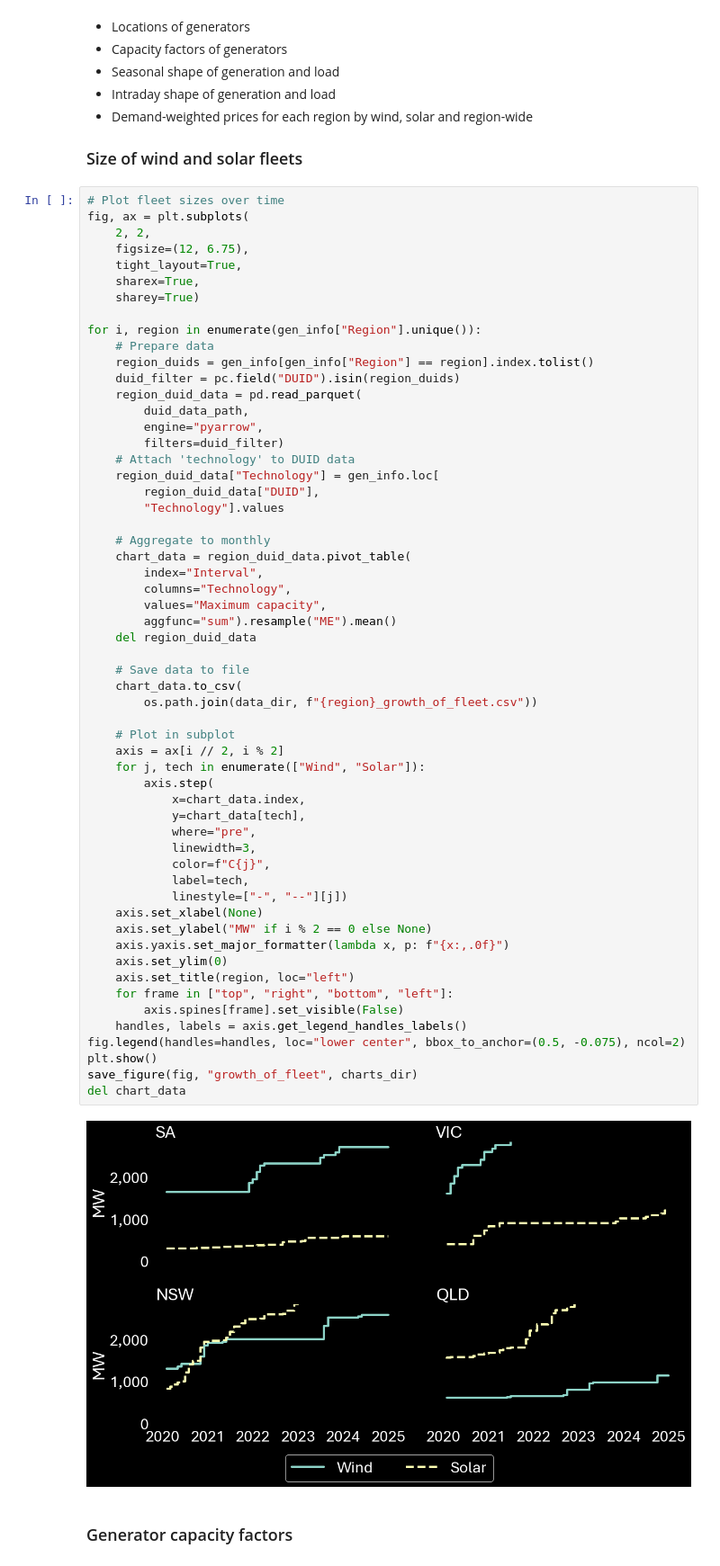
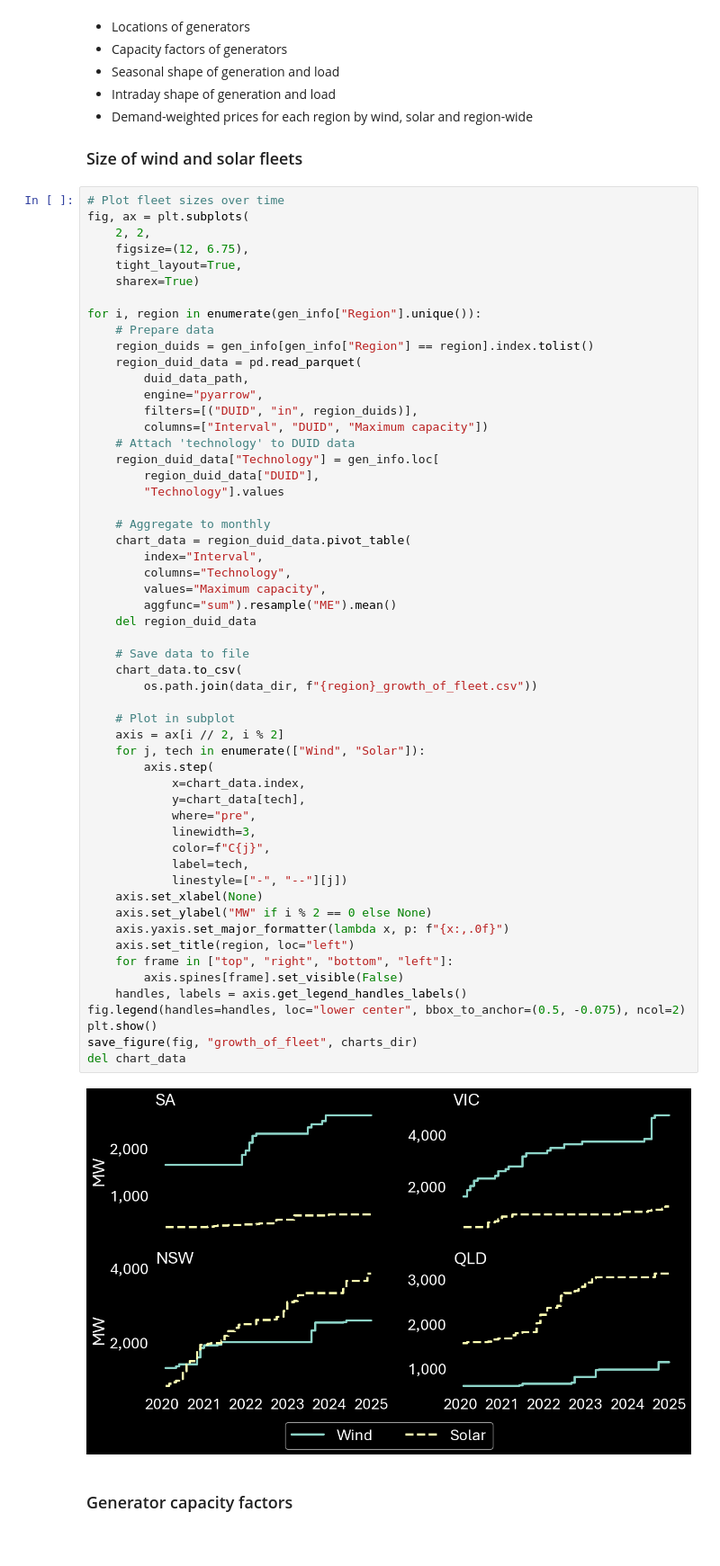
Before and after one commit to MarkusMannheim/contract_modelling, a Jupyter notebook: data_preparation.ipynb, the cells around one changed output. Shown at 90% size. Saved outputs shown, nothing was run; the diff lists cells and outputs as text.

```diff
--- a/data_preparation.ipynb
+++ b/data_preparation.ipynb
@@ -273,17 +273,16 @@ fig, ax = plt.subplots(
     2, 2,
     figsize=(12, 6.75),
     tight_layout=True,
-    sharex=True,
-    sharey=True)
+    sharex=True)
 
 for i, region in enumerate(gen_info["Region"].unique()):
     # Prepare data
     region_duids = gen_info[gen_info["Region"] == region].index.tolist()
-    duid_filter = pc.field("DUID").isin(region_duids)
     region_duid_data = pd.read_parquet(
         duid_data_path,
         engine="pyarrow",
-        filters=duid_filter)
+        filters=[("DUID", "in", region_duids)],
+        columns=["Interval", "DUID", "Maximum capacity"])
     # Attach 'technology' to DUID data
     region_duid_data["Technology"] = gen_info.loc[
         region_duid_data["DUID"],
@@ -297,35 +296,34 @@ for i, region in enumerate(gen_info["Region"].unique()):
         aggfunc="sum").resample("ME").mean()
     del region_duid_data
 
     # Save data to file
     chart_data.to_csv(
         os.path.join(data_dir, f"{region}_growth_of_fleet.csv"))
 
     # Plot in subplot
     axis = ax[i // 2, i % 2]
     for j, tech in enumerate(["Wind", "Solar"]):
         axis.step(
             x=chart_data.index,
             y=chart_data[tech],
             where="pre",
             linewidth=3,
             color=f"C{j}",
             label=tech,
             linestyle=["-", "--"][j])
     axis.set_xlabel(None)
     axis.set_ylabel("MW" if i % 2 == 0 else None)
     axis.yaxis.set_major_formatter(lambda x, p: f"{x:,.0f}")
-    axis.set_ylim(0)
     axis.set_title(region, loc="left")
     for frame in ["top", "right", "bottom", "left"]:
         axis.spines[frame].set_visible(False)
     handles, labels = axis.get_legend_handles_labels()
 fig.legend(handles=handles, loc="lower center", bbox_to_anchor=(0.5, -0.075), ncol=2)
 plt.show()
 save_figure(fig, "growth_of_fleet", charts_dir)
 del chart_data
 # %% [output]
-[figure, old version]
+[figure, new version]
 # %% [markdown]
 ### Generator capacity factors
 # %%
```
Also changed, not shown: parts of 11 cells of this notebook, 44 other files.
